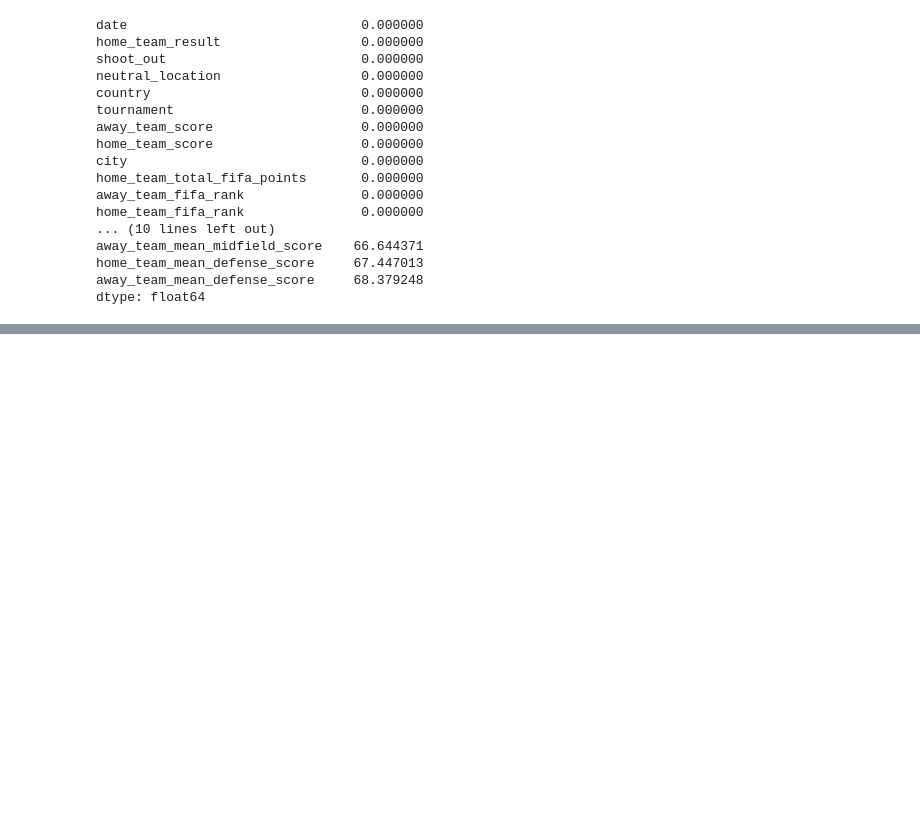
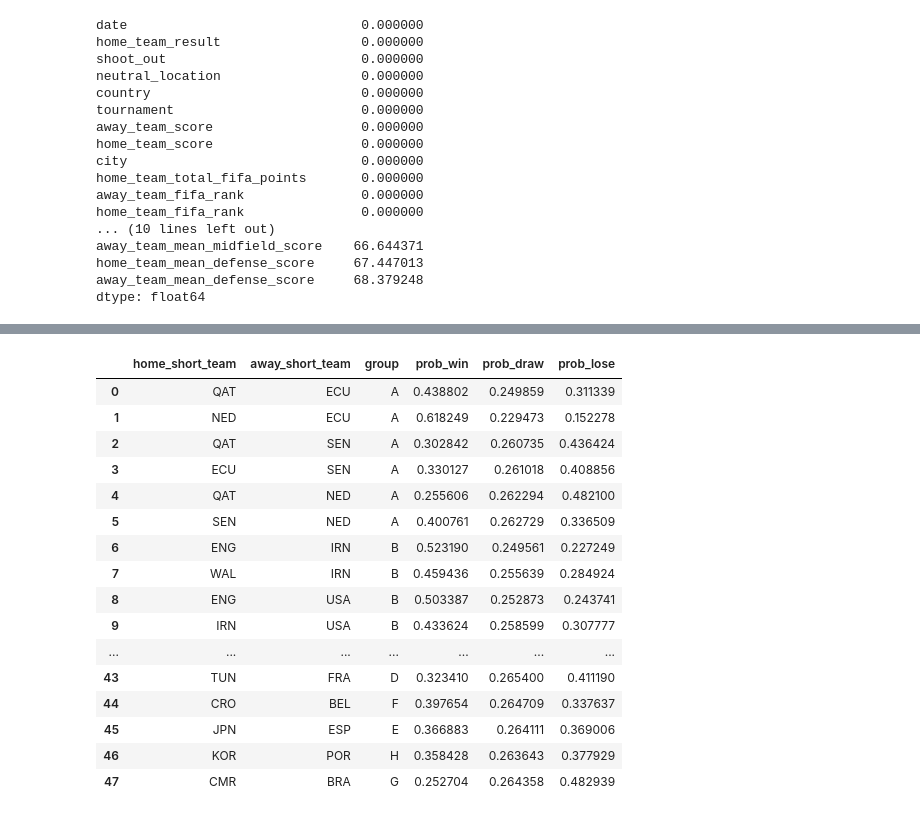
Before and after one commit to GuichardB/FIFA_World_Cup_2022_Predictions, a Jupyter notebook: notebook.ipynb, the cells around one changed output, grey strips where cells are left out. Cells and saved outputs as stored; diff of their text form; code cells hidden in the pictures; blank space fills up the shorter version.

Commit message:
v1 predictions

```diff
--- a/notebook.ipynb
+++ b/notebook.ipynb
@@ -204,0 +505,59 @@ def encodage(df):
+# %%
+def calculate_probas(df, cols_supp, cols_miss):
+
+    df = preprocessing(df)
+
+    df.drop('home_team', axis=1, inplace=True)
+    df.drop('away_team', axis=1, inplace=True)
+
+    col_order = work_df.drop('home_team_result', axis=1).columns
+
+    for col in cols_miss:
+        df[col]=0
+
+    df = pd.concat([df[cols_supp], df[col_order]], axis=1)
+
+    cols = grid.best_estimator_.named_steps['selectkbest'].get_support(indices=True)
+    cols_names = df.drop(cols_supp, axis=1).iloc[:,cols].columns
+
+
+    probs = grid.best_estimator_.predict_proba(df.drop(cols_supp, axis=1))
+
+    d = {}
+
+    for col in cols_supp:
+        d.update({col: df[col]})
+
+    d2 = {'prob_win': probs[:,2], 'prob_draw': probs[:,1], 'prob_lose': probs[:,0]}
+
+    d.update(d2)
+
+    scores = pd.DataFrame(data=d)
+
+    return scores
+# %%
+col_schedule = ['home_short_team', 'away_short_team', 'group']
+
+cols_missing = []
+
+scores_groups = calculate_probas(final_df, col_schedule, cols_missing)
+# %%
+scores_groups
+# %% [output]
+|  | home_short_team | away_short_team | group | prob_win | prob_draw | prob_lose |
+| 0 | QAT | ECU | A | 0.438802 | 0.249859 | 0.311339 |
+| 1 | NED | ECU | A | 0.618249 | 0.229473 | 0.152278 |
+| 2 | QAT | SEN | A | 0.302842 | 0.260735 | 0.436424 |
+| 3 | ECU | SEN | A | 0.330127 | 0.261018 | 0.408856 |
+| 4 | QAT | NED | A | 0.255606 | 0.262294 | 0.482100 |
+| 5 | SEN | NED | A | 0.400761 | 0.262729 | 0.336509 |
+| 6 | ENG | IRN | B | 0.523190 | 0.249561 | 0.227249 |
+| 7 | WAL | IRN | B | 0.459436 | 0.255639 | 0.284924 |
+| 8 | ENG | USA | B | 0.503387 | 0.252873 | 0.243741 |
+| 9 | IRN | USA | B | 0.433624 | 0.258599 | 0.307777 |
+| ... | ... | ... | ... | ... | ... | ... |
+| 43 | TUN | FRA | D | 0.323410 | 0.265400 | 0.411190 |
+| 44 | CRO | BEL | F | 0.397654 | 0.264709 | 0.337637 |
+| 45 | JPN | ESP | E | 0.366883 | 0.264111 | 0.369006 |
+| 46 | KOR | POR | H | 0.358428 | 0.263643 | 0.377929 |
+| 47 | CMR | BRA | G | 0.252704 | 0.264358 | 0.482939 |
```
Also changed, not shown: parts of 69 cells of this notebook, 6 other files.
